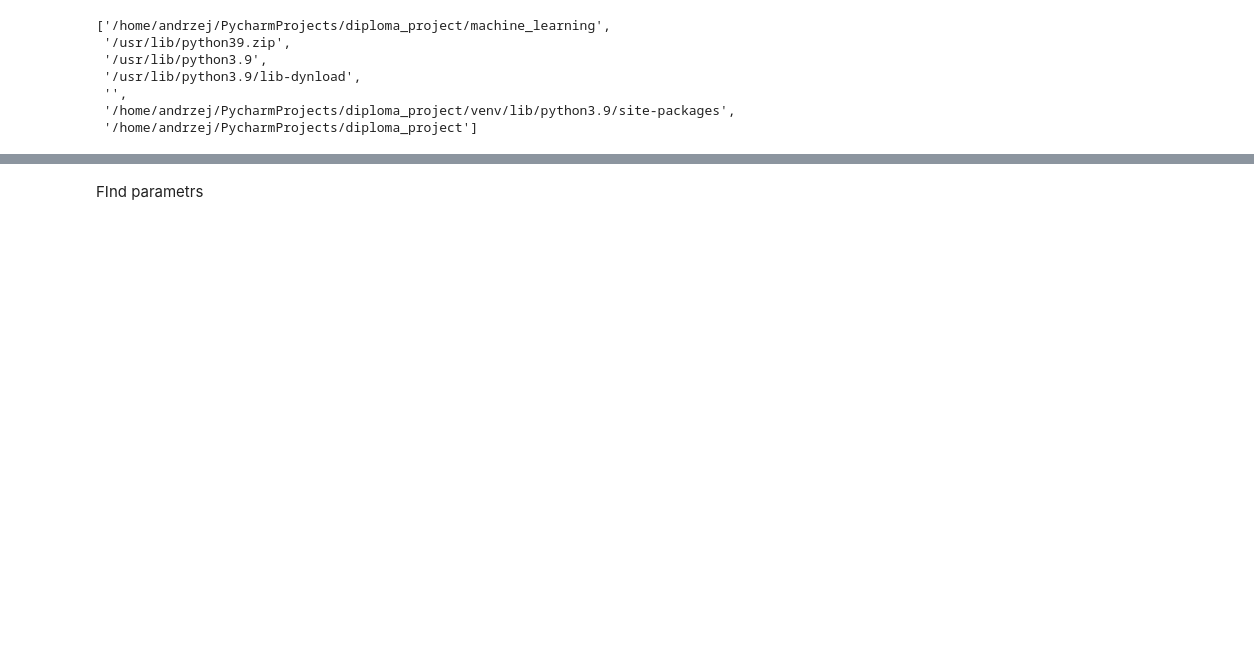
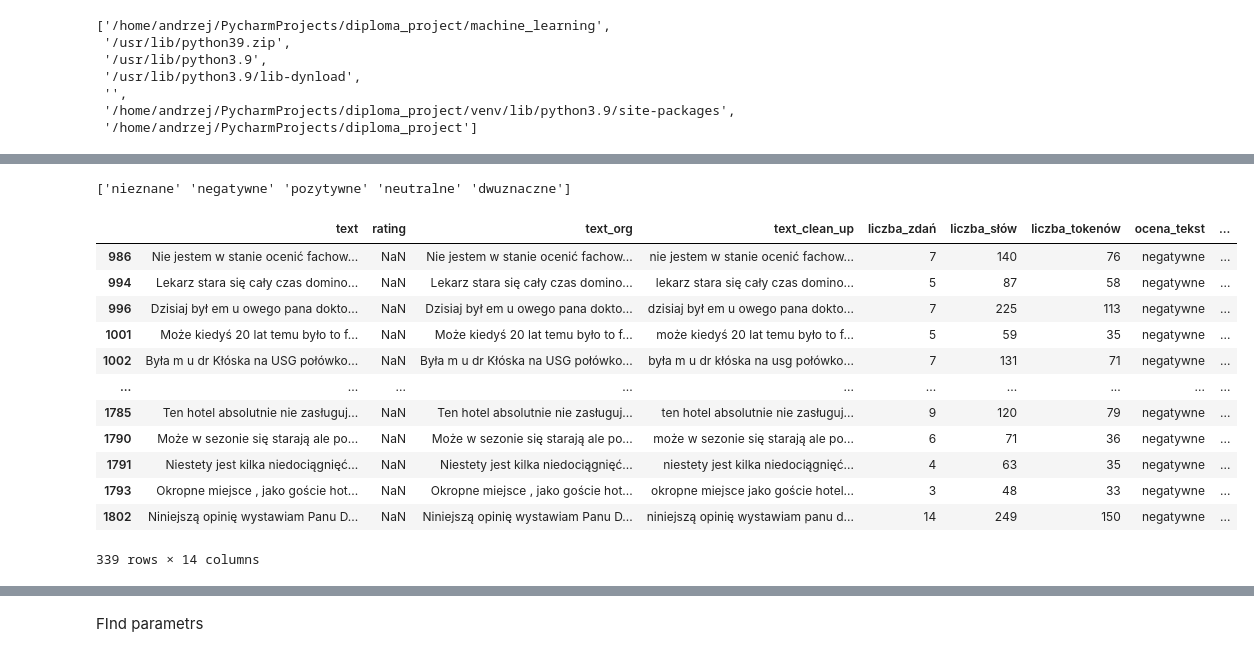
Before and after one commit to czechoa/diploma_project, a Jupyter notebook: machine_learning/data_set _selection_using_1_5_allegro.ipynb, the cells around one changed output, grey strips where cells are left out. Cells and saved outputs as stored; diff of their text form; code cells hidden in the pictures; blank space fills up the shorter version.

```diff
--- a/machine_learning/data_set _selection_using_1_5_allegro.ipynb
+++ b/machine_learning/data_set _selection_using_1_5_allegro.ipynb
@@ -49,0 +38,20 @@ merge = db_dict['połączone_3_dwuznaczne']
+# %%
+merge = db_dict['połączone_2_3_4_dwuznaczne'].data['test'].to_pandas()
+
+print(merge['ocena_tekst'].unique())
+merge[merge['ocena_tekst'].isin(['pozytwne','negatywne'])]
+# %% [output]
+['nieznane' 'negatywne' 'pozytywne' 'neutralne' 'dwuznaczne']
+|  | text | rating | text_org | text_clean_up | liczba_zdań | liczba_słów | liczba_tokenów | ocena_tekst | ... |
+| 986 | Nie jestem w stanie ocenić fachow... | NaN | Nie jestem w stanie ocenić fachow... | nie jestem w stanie ocenić fachow... | 7 | 140 | 76 | negatywne | ... |
+| 994 | Lekarz stara się cały czas domino... | NaN | Lekarz stara się cały czas domino... | lekarz stara się cały czas domino... | 5 | 87 | 58 | negatywne | ... |
+| 996 | Dzisiaj był em u owego pana dokto... | NaN | Dzisiaj był em u owego pana dokto... | dzisiaj był em u owego pana dokto... | 7 | 225 | 113 | negatywne | ... |
+| 1001 | Może kiedyś 20 lat temu było to f... | NaN | Może kiedyś 20 lat temu było to f... | może kiedyś 20 lat temu było to f... | 5 | 59 | 35 | negatywne | ... |
+| 1002 | Była m u dr Kłóska na USG połówko... | NaN | Była m u dr Kłóska na USG połówko... | była m u dr kłóska na usg połówko... | 7 | 131 | 71 | negatywne | ... |
+| ... | ... | ... | ... | ... | ... | ... | ... | ... | ... |
+| 1785 | Ten hotel absolutnie nie zasługuj... | NaN | Ten hotel absolutnie nie zasługuj... | ten hotel absolutnie nie zasługuj... | 9 | 120 | 79 | negatywne | ... |
+| 1790 | Może w sezonie się starają ale po... | NaN | Może w sezonie się starają ale po... | może w sezonie się starają ale po... | 6 | 71 | 36 | negatywne | ... |
+| 1791 | Niestety jest kilka niedociągnięć... | NaN | Niestety jest kilka niedociągnięć... | niestety jest kilka niedociągnięć... | 4 | 63 | 35 | negatywne | ... |
+| 1793 | Okropne miejsce , jako goście hot... | NaN | Okropne miejsce , jako goście hot... | okropne miejsce jako goście hotel... | 3 | 48 | 33 | negatywne | ... |
+| 1802 | Niniejszą opinię wystawiam Panu D... | NaN | Niniejszą opinię wystawiam Panu D... | niniejszą opinię wystawiam panu d... | 14 | 249 | 150 | negatywne | ... |
+339 rows × 14 columns
```
Also changed, not shown: parts of 25 cells of this notebook, 8 other files.
